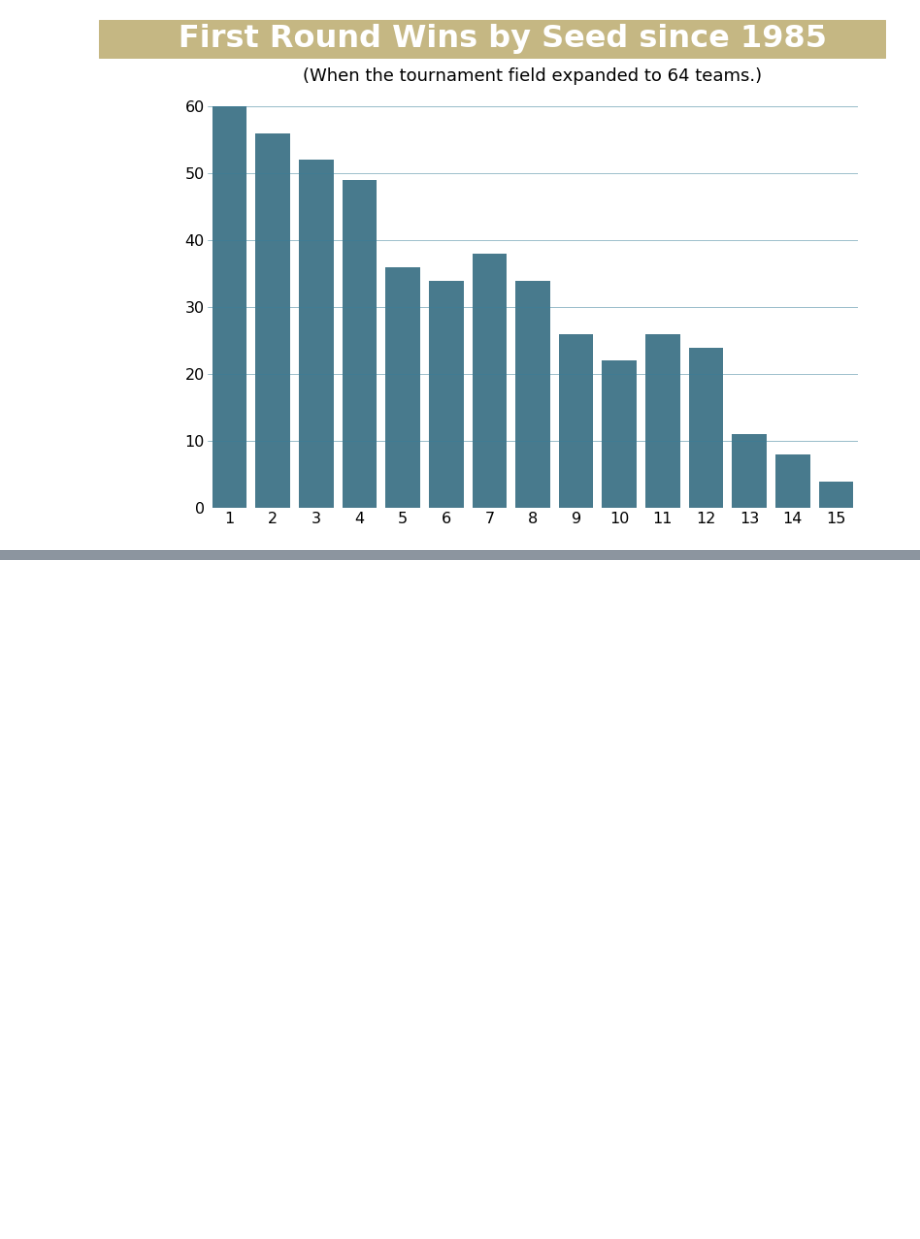
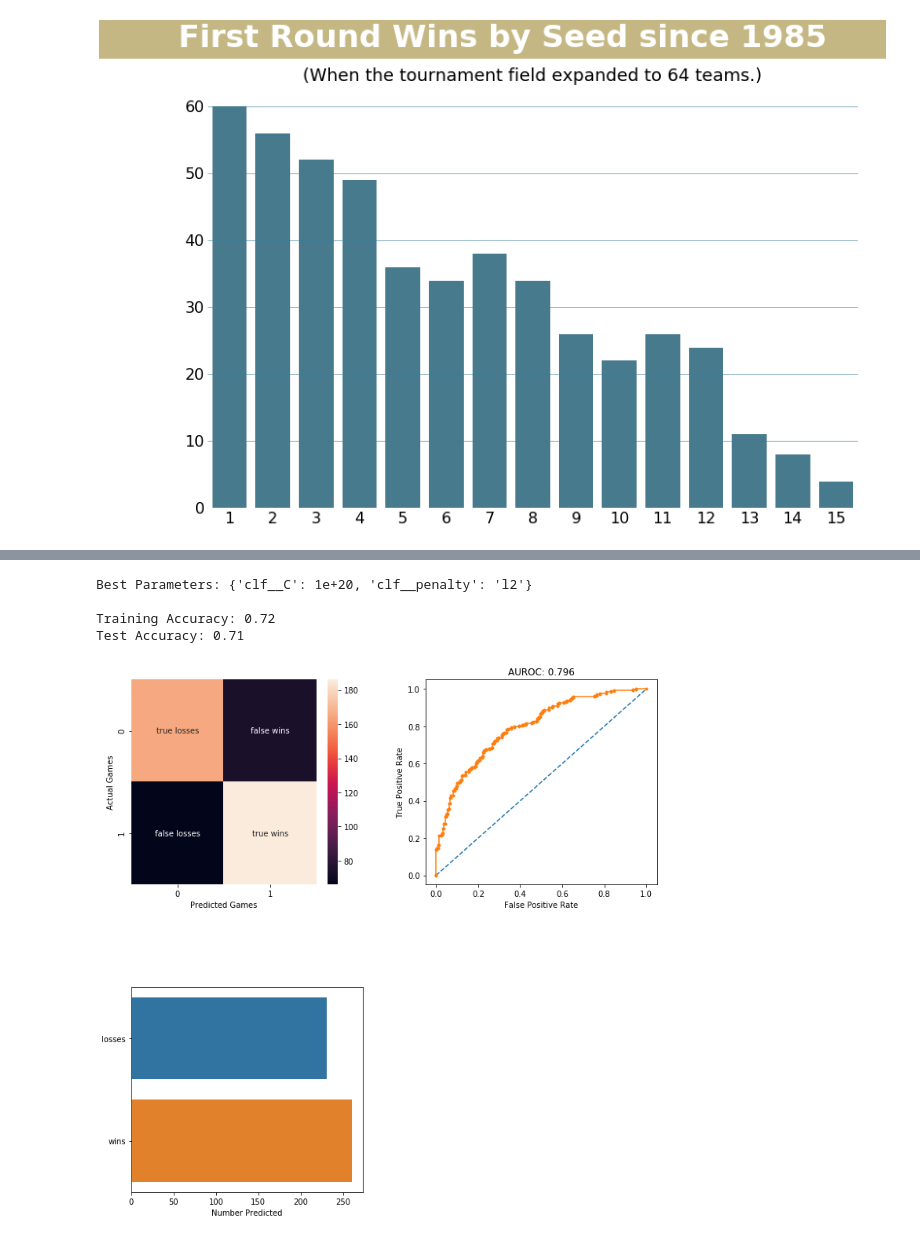
Before and after one commit to mjmcfalls/udacity-machine-learning, a Jupyter notebook: projects/capstone/Capstone-Notebook-Working.ipynb, the cells around one changed output, grey strips where cells are left out. Saved outputs shown, nothing was run; the diff lists cells and outputs as text; code cells hidden in the pictures; blank space fills up the shorter version.

```diff
--- a/projects/capstone/Capstone-Notebook-Working.ipynb
+++ b/projects/capstone/Capstone-Notebook-Working.ipynb
@@ -477,0 +554,80 @@ https://www.kaggle.com/humburgc/history-eda-machine-learning-march-madness
+# %%
+# Log regression
+import warnings
+warnings.filterwarnings('ignore')
+warnings.filterwarnings(action='ignore', category=DeprecationWarning)
+warnings.filterwarnings(action='ignore', category=UserWarning)
+
+from sklearn.linear_model import LogisticRegression
+
+log_clf = LogisticRegression(random_state=42)
+
+log_param_grid = {'clf__C': np.logspace(start=-20, stop=20, num=22), 'clf__penalty': ['l1', 'l2'] }
+# %%
+pipe = Pipeline([('clf', log_clf)])
+
+# Instantiate grid search using 10-fold cross validation:
+search = GridSearchCV(pipe, log_param_grid, cv=10)
+
+# Learn relationship between predictors (basketball/tourney features) and outcome,
+# and the best parameters for defining such:
+search.fit(X_train, y_train)
+
+# Predictions on the test set, new data that haven't been introduced to the model:
+predicted = search.predict(X_test)
+
+# Predictions as probabilities:
+probabilities = search.predict_proba(X_test)[:, 1]
+# Accuracy scores for the training and test sets:
+train_accuracy = search.score(X_train, y_train)
+test_accuracy = search.score(X_test, y_test)
+
+print('Best Parameters: {}\n'.format(search.best_params_))
+print('Training Accuracy: {:0.2}'.format(train_accuracy))
+print('Test Accuracy: {:0.2}\n'.format(test_accuracy))
+
+# Confusion matrix labels:
+labels = np.array([['true losses','false wins'], ['false losses','true wins']])
+
+# Model evaluation metrics:
+confusion_mtrx = confusion_matrix(y_test, predicted)
+auc = roc_auc_score(y_test, probabilities)
+fpr, tpr, thresholds = roc_curve(y_test, probabilities)
+logloss = log_loss(y_test, search.predict_proba(X_test))
+
+# Plot all metrics in a grid of subplots:
+fig = plt.figure(figsize=(12, 12))
+grid = plt.GridSpec(2, 4, wspace=0.75, hspace=0.5)
+
+# Top-left plot - confusion matrix:
+plt.subplot(grid[0, :2])
+sns.heatmap(confusion_mtrx, annot=labels, fmt='')
+plt.xlabel('Predicted Games')
+plt.ylabel('Actual Games');
+
+# Top-right plot - ROC curve:
+plt.subplot(grid[0, 2:])
+plt.plot([0, 1], [0, 1], linestyle='--')
+plt.plot(fpr, tpr, marker='.')
+plt.xlabel('False Positive Rate')
+plt.ylabel('True Positive Rate')
+plt.title('AUROC: {:0.3}'.format(auc));
+
+# Bottom-left plot - support, or true predictions:
+plt.subplot(grid[1, :2])
+sns.countplot(y=predicted, orient='h')
+plt.yticks([1, 0], ('wins', 'losses'))
+plt.ylabel(''), plt.xlabel('Number Predicted');
+
+# Bottom-right plot - classification report:
+# plt.subplot(grid[1, 2:])
+# visualizer = ClassificationReport(search, classes=['losses', 'wins'])
+# visualizer.fit(X_train, y_train)
+# visualizer.score(X_test, y_test)
+# g = visualizer.poof();
+# %% [output]
+Best Parameters: {'clf__C': 1e+20, 'clf__penalty': 'l2'}
+
+Training Accuracy: 0.72
+Test Accuracy: 0.71
+[figure, added]
```
Also changed, not shown: parts of 16 cells of this notebook.
